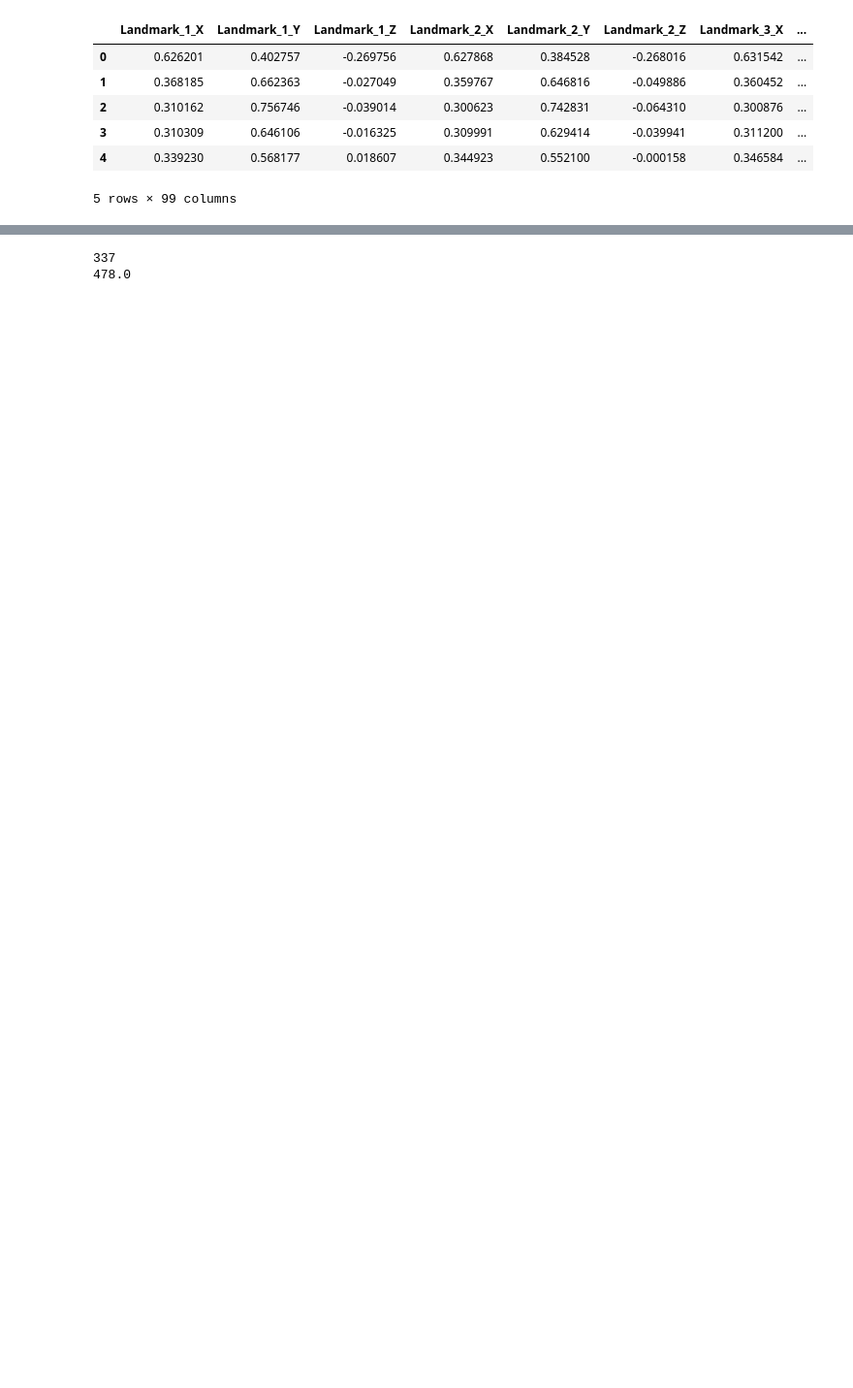
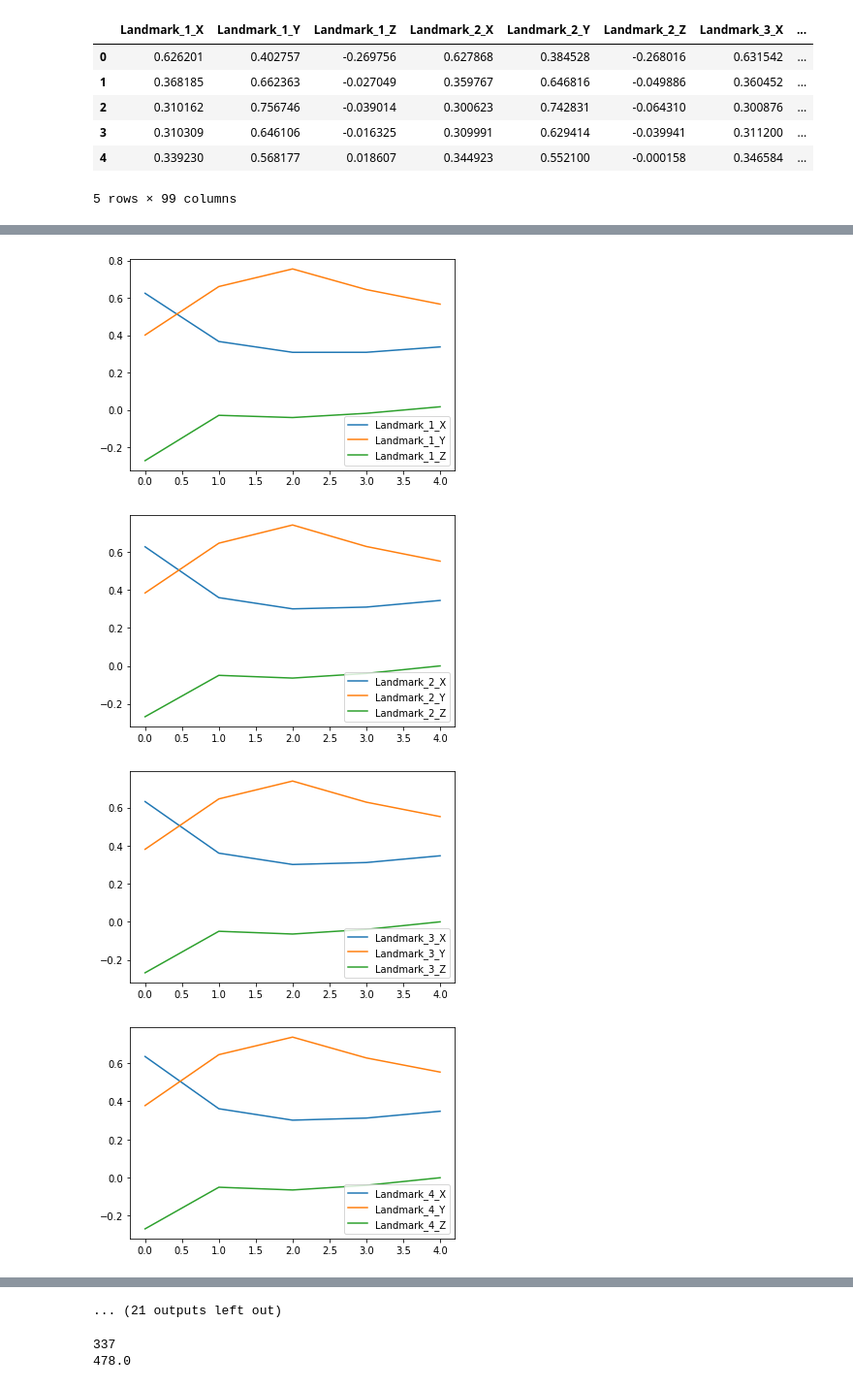
Before and after one commit to LoriSchuan-dev/feature_engineering_project2021, a Jupyter notebook: video_comparison.ipynb, the cells around one changed output, grey strips where cells are left out. Shown at 97% size. Drawn from its saved outputs; the diff is of its cells as text; code cells hidden in the pictures; blank space fills up the shorter version.

```diff
--- a/video_comparison.ipynb
+++ b/video_comparison.ipynb
@@ -245,0 +310,9 @@ array([array([ 0.62620056,  0.40275654, -0.26975569]),
+# %%
+cols = df.columns
+for i in range(0, 97, 3):
+    df[[cols[i], cols[i+1], cols[i+2]]].plot.line()
+# %% [output]
+[figure, added]
+[figure, added]
+[figure, added]
+[figure, added]
@@ -246,3 +327,4 @@ array([array([ 0.62620056,  0.40275654, -0.26975569]),
+... (21 outputs left out)
 # %%
 #get_landmarks_video(str(video_fpaths["teacher"][0]), .25)
 # %%
```
Also changed, not shown: parts of 14 cells of this notebook.
